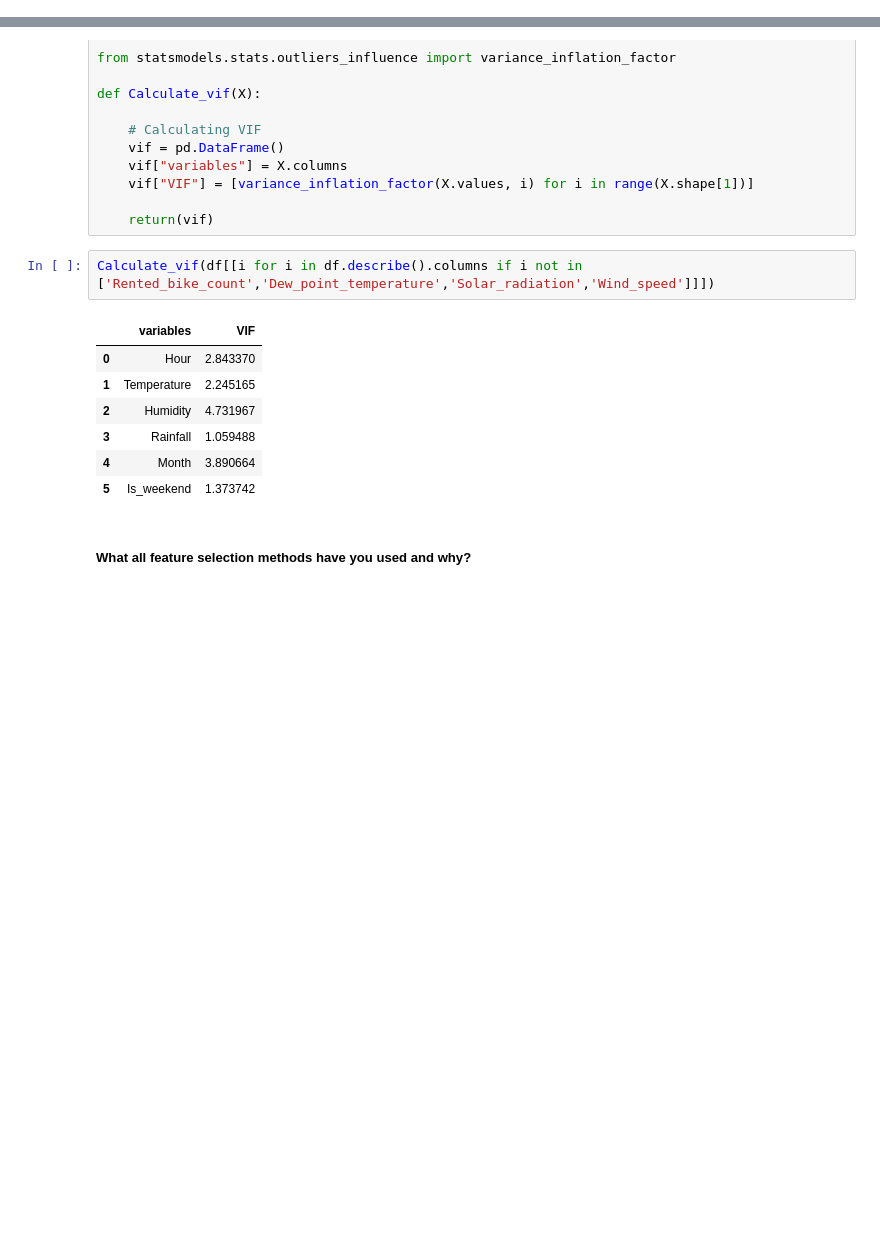
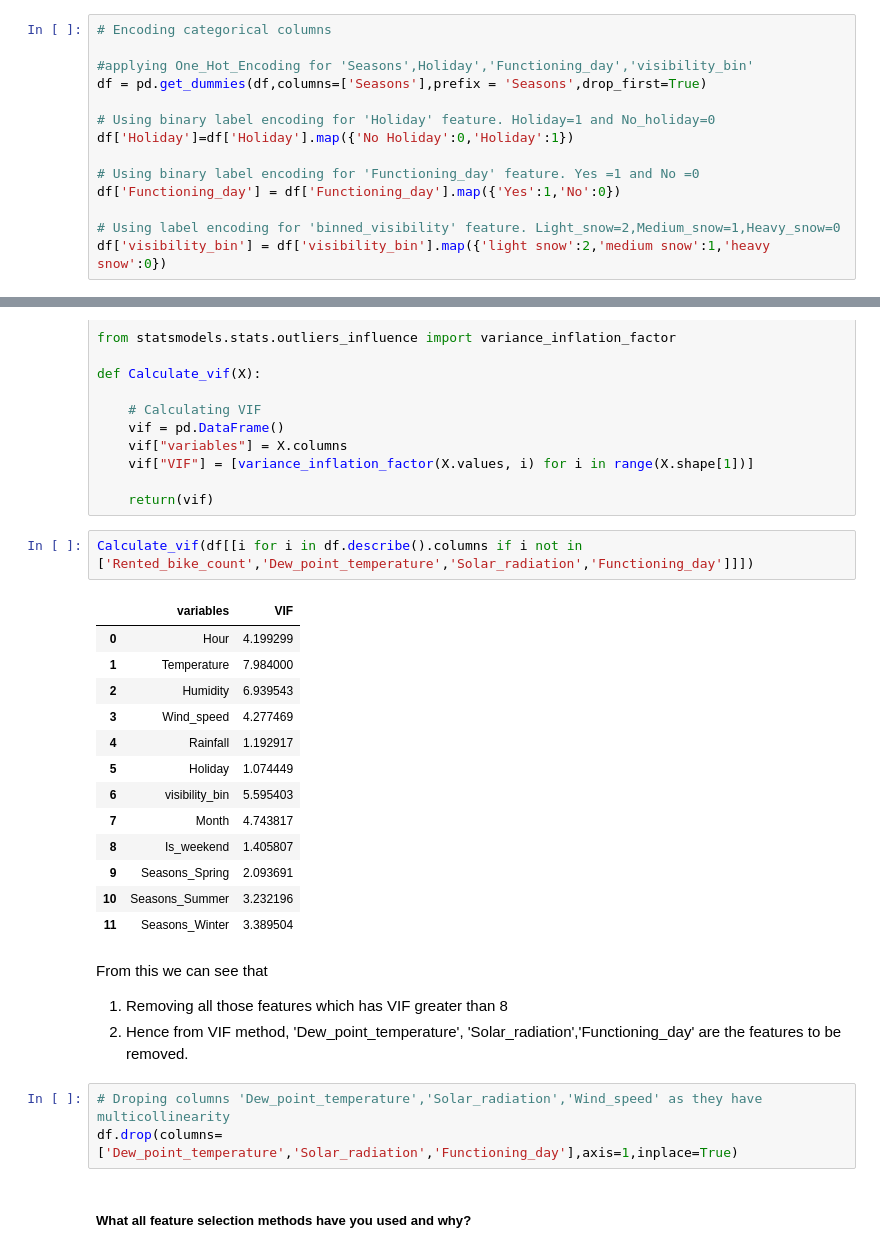
Before and after one commit to omkardesai98/Bike-Sharing-Demand-Prediction, a Jupyter notebook: Bike_Sharing_Demand_Prediction.ipynb, the cells around one changed output, grey strips where cells are left out. Saved outputs shown, nothing was run; the diff lists cells and outputs as text; blank space fills up the shorter version.

```diff
--- a/Bike_Sharing_Demand_Prediction.ipynb
+++ b/Bike_Sharing_Demand_Prediction.ipynb
@@ -892,0 +900,14 @@ df['Rainfall'] = np.where(df['Rainfall']>upper_limit_rain1,upper_limit_rain1,np.
+# %%
+# Encoding categorical columns
+
+#applying One_Hot_Encoding for 'Seasons',Holiday','Functioning_day','visibility_bin'
+df = pd.get_dummies(df,columns=['Seasons'],prefix = 'Seasons',drop_first=True)
+
+# Using binary label encoding for 'Holiday' feature. Holiday=1 and No_holiday=0
+df['Holiday']=df['Holiday'].map({'No Holiday':0,'Holiday':1})
+
+# Using binary label encoding for 'Functioning_day' feature. Yes =1 and No =0
+df['Functioning_day'] = df['Functioning_day'].map({'Yes':1,'No':0})
+
+# Using label encoding for 'binned_visibility' feature. Light_snow=2,Medium_snow=1,Heavy_snow=0
+df['visibility_bin'] = df['visibility_bin'].map({'light snow':2,'medium snow':1,'heavy snow':0})
@@ -970,14 +958,27 @@ def Calculate_vif(X):
 
     return(vif)
 # %%
-Calculate_vif(df[[i for i in df.describe().columns if i not in ['Rented_bike_count','Dew_point_temperature','Solar_radiation','Wind_speed']]])
+Calculate_vif(df[[i for i in df.describe().columns if i not in ['Rented_bike_count','Dew_point_temperature','Solar_radiation','Functioning_day']]])
 # %% [output]
 |  | variables | VIF |
-| 0 | Hour | 2.843370 |
-| 1 | Temperature | 2.245165 |
-| 2 | Humidity | 4.731967 |
-| 3 | Rainfall | 1.059488 |
-| 4 | Month | 3.890664 |
-| 5 | Is_weekend | 1.373742 |
+| 0 | Hour | 4.199299 |
+| 1 | Temperature | 7.984000 |
+| 2 | Humidity | 6.939543 |
+| 3 | Wind_speed | 4.277469 |
+| 4 | Rainfall | 1.192917 |
+| 5 | Holiday | 1.074449 |
+| 6 | visibility_bin | 5.595403 |
+| 7 | Month | 4.743817 |
+| 8 | Is_weekend | 1.405807 |
+| 9 | Seasons_Spring | 2.093691 |
+| 10 | Seasons_Summer | 3.232196 |
+| 11 | Seasons_Winter | 3.389504 |
+# %% [markdown]
+From this we can see that
+1. Removing all those features which has VIF greater than 8
+2. Hence from VIF method, 'Dew_point_temperature',  'Solar_radiation','Functioning_day' are the features to be removed.
+# %%
+# Droping columns 'Dew_point_temperature','Solar_radiation','Wind_speed' as they have multicollinearity
+df.drop(columns=['Dew_point_temperature','Solar_radiation','Functioning_day'],axis=1,inplace=True)
 # %% [markdown]
 ##### What all feature selection methods have you used  and why?
```
Also changed, not shown: parts of 44 cells of this notebook.
